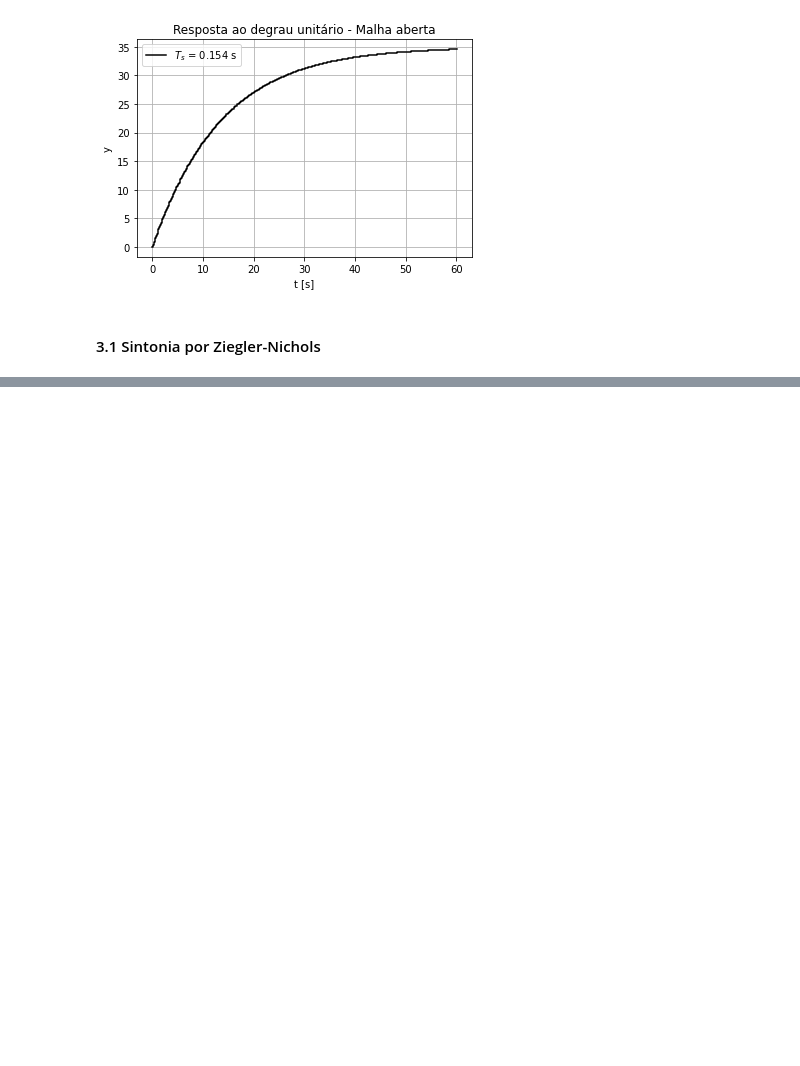
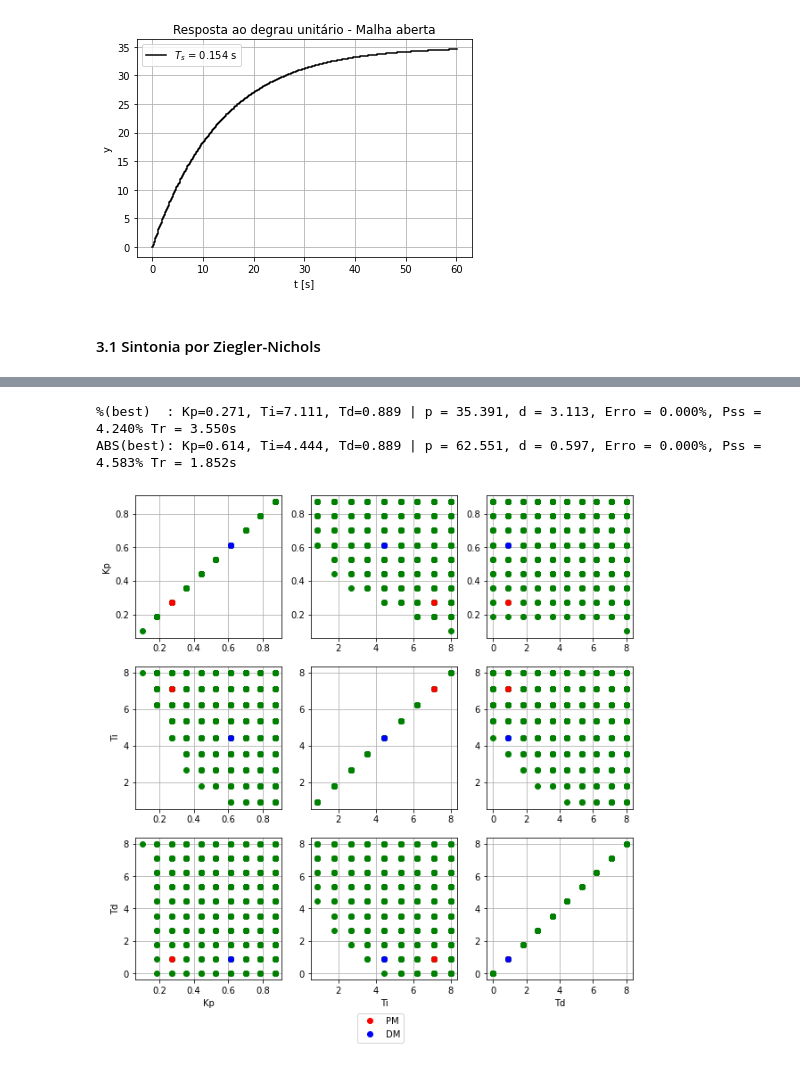
Before and after one commit to Widmark-Kaue/digital-signal-processing, a Jupyter notebook: avl1.ipynb, the cells around one changed output, grey strips where cells are left out. Cells and saved outputs as stored; diff of their text form; code cells hidden in the pictures; blank space fills up the shorter version.

```diff
--- a/avl1.ipynb
+++ b/avl1.ipynb
@@ -251,0 +306,51 @@ Tr      = 3.241 s
+# %%
+REF = [Kpz, Tiz, Tdz]
+
+d = lambda A, ref: ((A[0]-ref[0])**2 + (A[1]-ref[1])**2 + (A[2]-ref[2])**2)**0.5
+p = lambda A, ref: 100*( abs(A[0]-ref[0])/ref[0] + abs(A[1]-ref[1])/ref[1] + abs(A[2]-ref[2])/ref[2] )/3
+
+distp = []
+distd = []
+for kp, ti, td in zip(VK,VI,VD):
+    distp.append(p([kp, ti, td], REF))
+    distd.append(d([kp, ti, td], REF))
+
+ip = distp.index(min(distp))
+id = distd.index(min(distd))
+p_best = [ VK[ip], VI[ip], VD[ip] ]
+d_best = [ VK[id], VI[id], VD[id] ]
+Kp_adj = [p_best[0], d_best[0]]
+Ti_adj = [p_best[1], d_best[1]]
+Td_adj = [p_best[2], d_best[2]]
+print(f'%(best)  : Kp={p_best[0]:.3f}, Ti={p_best[1]:.3f}, Td={p_best[2]:.3f} | p = {p(p_best,REF):.3f}, d = {d(p_best,REF):.3f}, Erro = {EEE[ip]:.3f}%, Pss = {PSS[ip]:.3f}% Tr = {TTS[ip]:.3f}s')
+print(f'ABS(best): Kp={d_best[0]:.3f}, Ti={d_best[1]:.3f}, Td={d_best[2]:.3f} | p = {p(d_best,REF):.3f}, d = {d(d_best,REF):.3f}, Erro = {EEE[id]:.3f}%, Pss = {PSS[id]:.3f}% Tr = {TTS[id]:.3f}s')
+
+with plt.rc_context({'figure.figsize':(10,10)}):
+    fig, axes = plt.subplots(3, 3)
+    comb = combinations_with_replacement([0, 1, 2], 2)
+    term = [VK,VI,VD]
+    label = ['Kp', 'Ti', 'Td']
+    for i,j in comb:
+        axes[i,j].plot(term[j], term[i], 'go')
+        axes[i,j].plot(p_best[j], p_best[i], 'ro')
+        axes[i,j].plot(d_best[j], d_best[i], 'bo')
+        axes[i,j].grid()
+        if i == 0:
+            axes[j,i].set_ylabel(label[j])
+            axes[2,j].set_xlabel(label[j])
+
+        if i != j:
+            axes[j,i].plot(term[i], term[j], 'go')
+            axes[j,i].plot(p_best[i], p_best[j], 'ro')
+            axes[j,i].plot(d_best[i], d_best[j], 'bo')
+            axes[j,i].grid()
+    axes[0,0].plot(p_best[0], p_best[0], 'ro',label='PM')
+    axes[0,0].plot(d_best[0], d_best[0], 'bo',label='DM')
+    fig.legend(bbox_to_anchor = (0.55, 0.08))
+    if not Path(IMAGES, 'comb_graph.png').exists():
+        fig.savefig(f'{IMAGES}/comb_graph.png', dpi=720, format = 'png', bbox_inches = 'tight')
+    plt.show()
+# %% [output]
+%(best)  : Kp=0.271, Ti=7.111, Td=0.889 | p = 35.391, d = 3.113, Erro = 0.000%, Pss = 4.240% Tr = 3.550s
+ABS(best): Kp=0.614, Ti=4.444, Td=0.889 | p = 62.551, d = 0.597, Erro = 0.000%, Pss = 4.583% Tr = 1.852s
+[figure, added]
```
Also changed, not shown: parts of 15 cells of this notebook.
